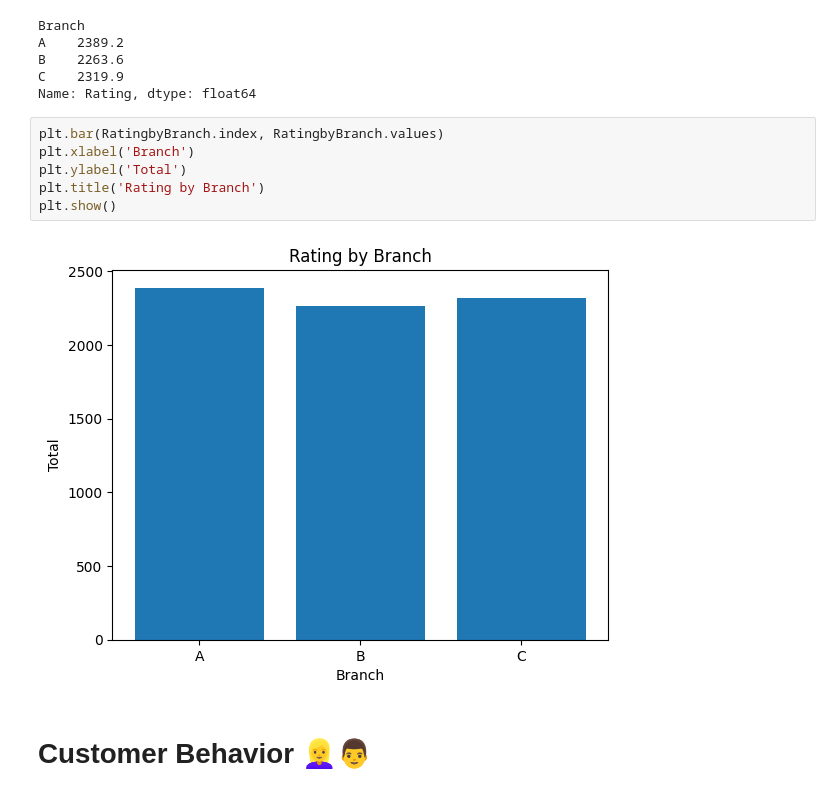
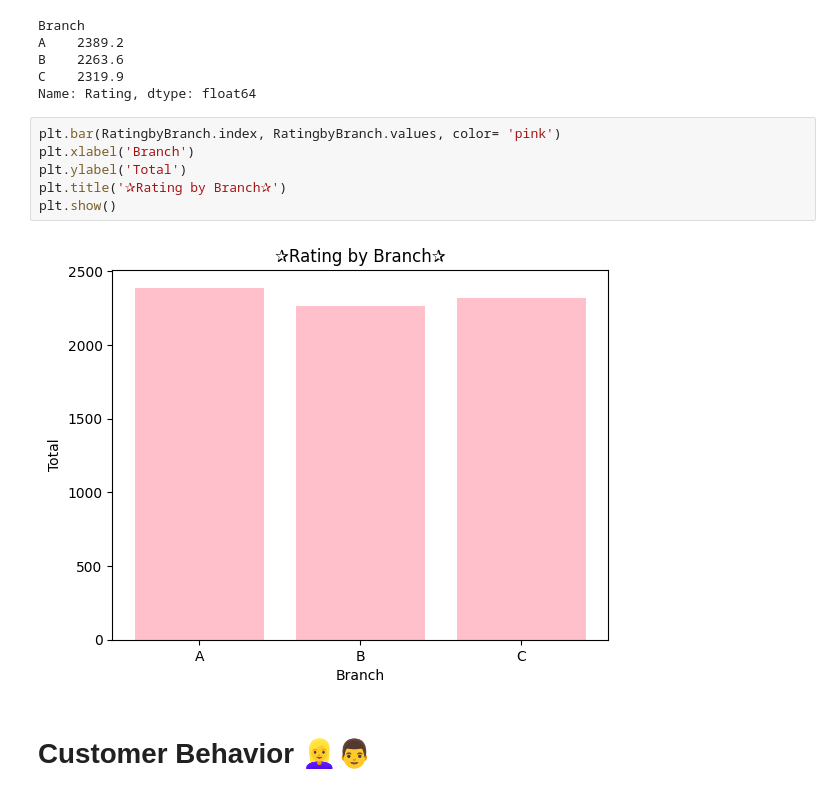
Before and after one commit to irisdev06/Super-Market-Data-Analysis, a Jupyter notebook: SuperNovaMartSalesAnalysis .ipynb, the cells around one changed output. Cells and saved outputs as stored; diff of their text form.

```diff
--- a/SuperNovaMartSalesAnalysis .ipynb
+++ b/SuperNovaMartSalesAnalysis .ipynb
@@ -225,13 +209,13 @@ B    2263.6
 C    2319.9
 Name: Rating, dtype: float64
 # %%
-plt.bar(RatingbyBranch.index, RatingbyBranch.values)
+plt.bar(RatingbyBranch.index, RatingbyBranch.values, color= 'pink')
 plt.xlabel('Branch')
 plt.ylabel('Total')
-plt.title('Rating by Branch')
+plt.title('✰Rating by Branch✰')
 plt.show()
 # %% [output]
-[figure, old version]
+[figure, new version]
 # %% [markdown]
 # Customer Behavior 👱‍♀️👨
 # %%
```
Also changed, not shown: parts of 13 cells of this notebook.
